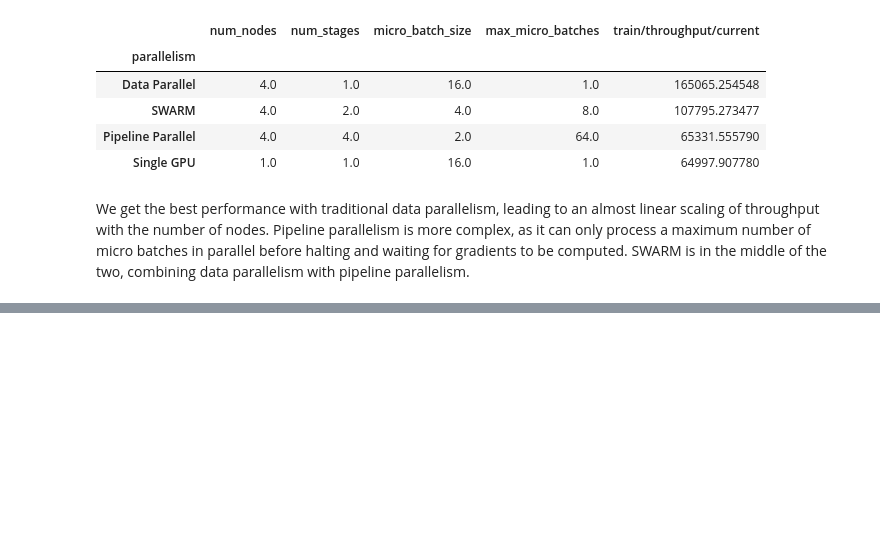
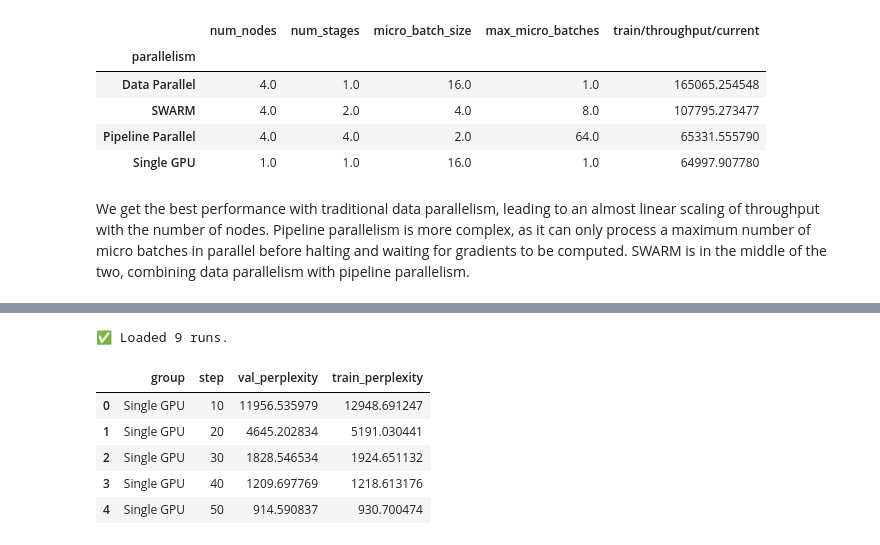
Before and after one commit to mikasenghaas/diloco-swarm, a Jupyter notebook: notebooks/4.0-results.ipynb, the cells around one changed output, grey strips where cells are left out. Cells and saved outputs as stored; diff of their text form; code cells hidden in the pictures; blank space fills up the shorter version.

```diff
--- a/notebooks/5.0-results.ipynb
+++ b/notebooks/4.0-results.ipynb
@@ -81,7 +81,7 @@ print(f"✅ Loaded {len(RUNS)} runs for experiment tagged with `{TAG}`")
 # Get config and summary
 runs_config, runs_summary = {}, []
 for run in tqdm(RUNS):
-    group, name, config, summary = get_metadata(run)
+    _, group, name, config, summary = get_metadata(run)
     runs_config[(group, name)] = config
     runs_summary.append({"group": group, "name": name, **summary})
 
@@ -215,0 +226,21 @@ We get the best performance with traditional data parallelism, leading to an alm
+# %%
+# Load runs
+GROUPS = {"Single-GPU": "20241229_181044", "SWARM": "20241230_135610"}
+MASTER_RUNS = {"Single GPU": "8eqzu96q", "SWARM": "s13e2fh5"}
+RUNS = [r for r in ALL_RUNS if r.group in GROUPS.values()]
+
+print(f"✅ Loaded {len(RUNS)} runs.")
+# %% [output]
+✅ Loaded 9 runs.
+# %%
+# Get config and summary
+runs_config, runs_summary = [], []
+run_id_to_run = {}
+for run in tqdm(RUNS):
+    run_id, group, name, config, summary = get_metadata(run)
+    run_id_to_run[run_id] = run
+    runs_config.append({"group": group, "name": name, "run_id": run_id, **config})
+    runs_summary.append({"group": group, "name": name, **summary})
+
+runs_config = pd.DataFrame(runs_config).set_index(["group", "name"])
+runs_summary = pd.DataFrame(runs_summary).set_index(["group", "name"])
@@ -215,0 +254,13 @@ We get the best performance with traditional data parallelism, leading to an alm
+# %%
+# Prepare
+cols = {"group": "group", "_step": "step", "eval/perplexity/average": "val_perplexity", "train/global/perplexity/current": "train_perplexity"}
+exp1 = runs_history[cols.keys()].rename(columns=cols)[list(cols.values())]
+exp1 = exp1.dropna().reset_index(drop=True)
+exp1.head()
+# %% [output]
+|  | group | step | val_perplexity | train_perplexity |
+| 0 | Single GPU | 10 | 11956.535979 | 12948.691247 |
+| 1 | Single GPU | 20 | 4645.202834 | 5191.030441 |
+| 2 | Single GPU | 30 | 1828.546534 | 1924.651132 |
+| 3 | Single GPU | 40 | 1209.697769 | 1218.613176 |
+| 4 | Single GPU | 50 | 914.590837 | 930.700474 |
```
Also changed, not shown: parts of 13 cells of this notebook, 3 other files.
